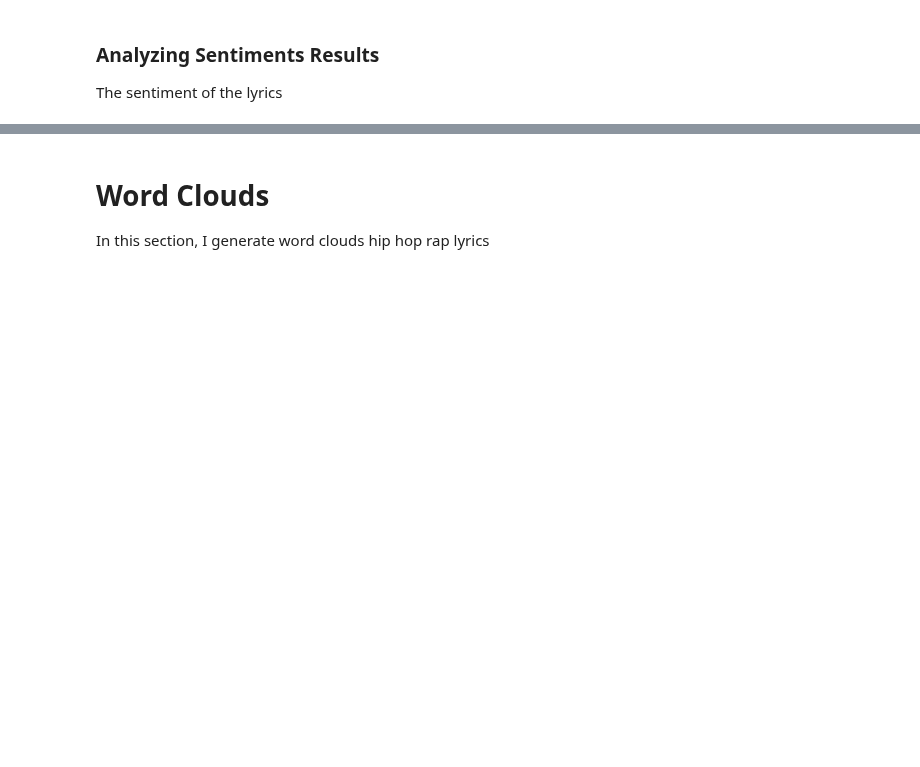
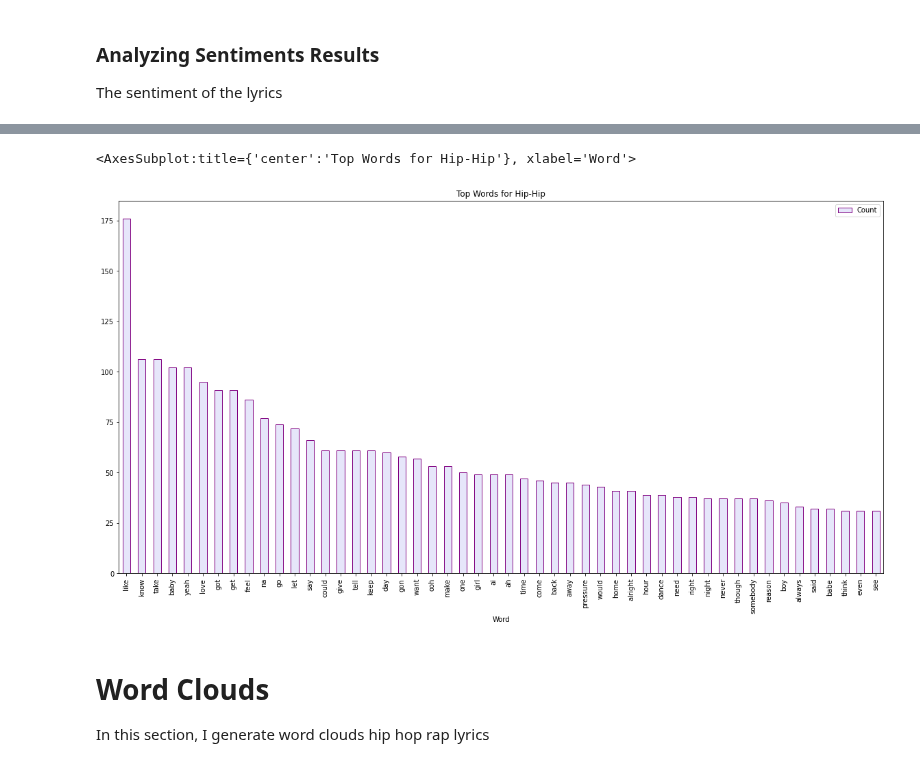
Before and after one commit to laufrankb/MiamiFintechProject2, a Jupyter notebook: hiphop_rnb_data/rnblyrics.ipynb, the cells around one changed output, grey strips where cells are left out. Cells and saved outputs as stored; diff of their text form; code cells hidden in the pictures; blank space fills up the shorter version.

```diff
--- a/hiphop_rnb_data/rnblyrics.ipynb
+++ b/hiphop_rnb_data/rnblyrics.ipynb
@@ -456,9 +471,9 @@ print(dict(lyrics_ngrams.most_common(80)))
 # %%
 # Use the token_count function to generate the top 10 words from the lyrics
-def token_count(Tokens, N=10):
+def token_count(Tokens, N=50):
     """Returns the top N tokens from the frequency count"""
     return Counter(Tokens).most_common(N)
 # %%
-# Use token_count to get the top 10 words from hip hop rap lyrics
-lyrics_top_10 = token_count(lyrics_processed)
-lyrics_top_10
+# Use token_count to get the top 50 words from hip hop rap lyrics
+lyrics_top_50 = token_count(lyrics_processed)
+lyrics_top_50
@@ -464,0 +498,5 @@ lyrics_top_10
+# %%
+# Create df for most common tokens
+
+lyrics_top50_df = pd.DataFrame(lyrics_top_50, columns=['Word', 'Count']).set_index('Word')
+lyrics_top50_df
@@ -465,3 +522,9 @@ lyrics_top_10
+# %%
+# Plot most common tokens
+lyrics_top50_df.plot.bar(color='lavender', edgecolor = 'purple', title ='Top Words for Hip-Hip', figsize=(20,10))
+# %% [output]
+<AxesSubplot:title={'center':'Top Words for Hip-Hip'}, xlabel='Word'>
+[figure, added]
 # %% [markdown]
 # Word Clouds
 In this section, I generate word clouds hip hop rap lyrics
```
Also changed, not shown: parts of 10 cells of this notebook, 2 other files.
